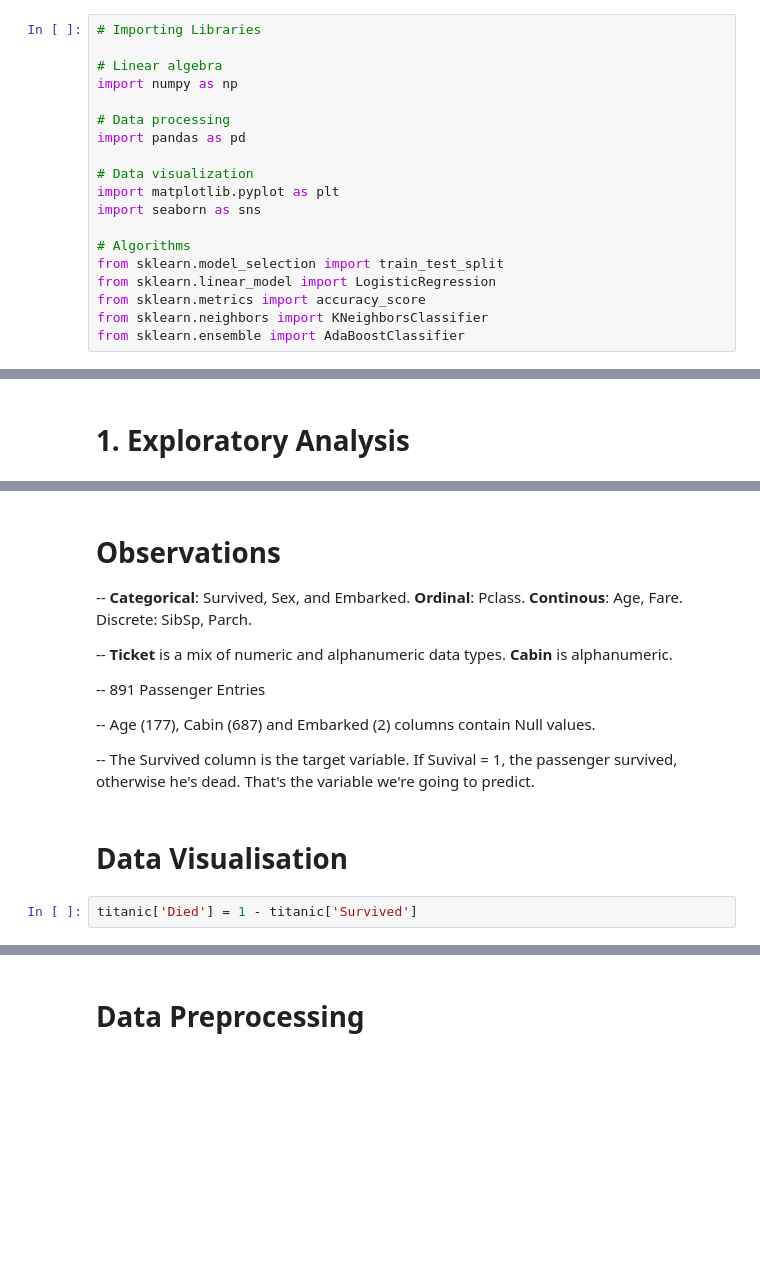
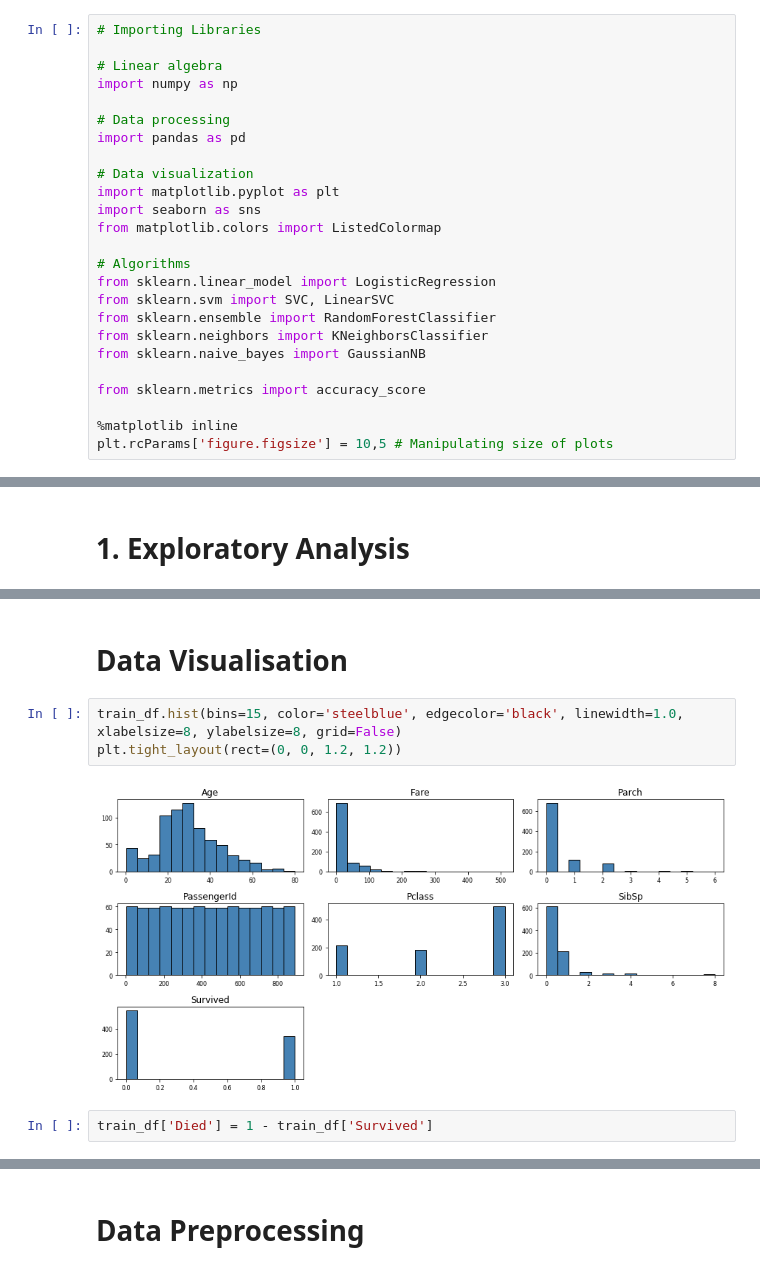
Before and after one commit to mepsrajput/Titanic-Challenge, a Jupyter notebook: Titanic Challenge.ipynb, the cells around one changed output, grey strips where cells are left out. Drawn from its saved outputs; the diff is of its cells as text; blank space fills up the shorter version.

```diff
--- a/Titanic Challenge.ipynb
+++ b/Titanic Challenge.ipynb
@@ -10,13 +10,19 @@ import pandas as pd
 # Data visualization
 import matplotlib.pyplot as plt
 import seaborn as sns
+from matplotlib.colors import ListedColormap
 
 # Algorithms
-from sklearn.model_selection import train_test_split
 from sklearn.linear_model import LogisticRegression
+from sklearn.svm import SVC, LinearSVC
+from sklearn.ensemble import RandomForestClassifier
+from sklearn.neighbors import KNeighborsClassifier
+from sklearn.naive_bayes import GaussianNB
+
 from sklearn.metrics import accuracy_score
-from sklearn.neighbors import KNeighborsClassifier
-from sklearn.ensemble import AdaBoostClassifier
+
+%matplotlib inline
+plt.rcParams['figure.figsize'] = 10,5 # Manipulating size of plots
 # %%
 # importing dataset
 
@@ -114,16 +125,9 @@ titanic.head(15)
-# %% [markdown]
-# Observations
-
--- **Categorical**: Survived, Sex, and Embarked. **Ordinal**: Pclass. **Continous**: Age, Fare. Discrete: SibSp, Parch.
-
--- **Ticket** is a mix of numeric and alphanumeric data types. **Cabin** is alphanumeric.
-
--- 891 Passenger Entries
-
--- Age (177), Cabin (687) and Embarked (2) columns contain Null values.
-
--- The Survived column is the target variable. If Suvival = 1, the passenger survived, otherwise he's dead. That's the variable we're going to predict.
 # %% [markdown]
 # Data Visualisation
+# %%
+train_df.hist(bins=15, color='steelblue', edgecolor='black', linewidth=1.0, xlabelsize=8, ylabelsize=8, grid=False)
+plt.tight_layout(rect=(0, 0, 1.2, 1.2))
+# %% [output]
+[figure, added]
 # %%
-titanic['Died'] = 1 - titanic['Survived']
+train_df['Died'] = 1 - train_df['Survived']
```
Also changed, not shown: parts of 43 cells of this notebook.
